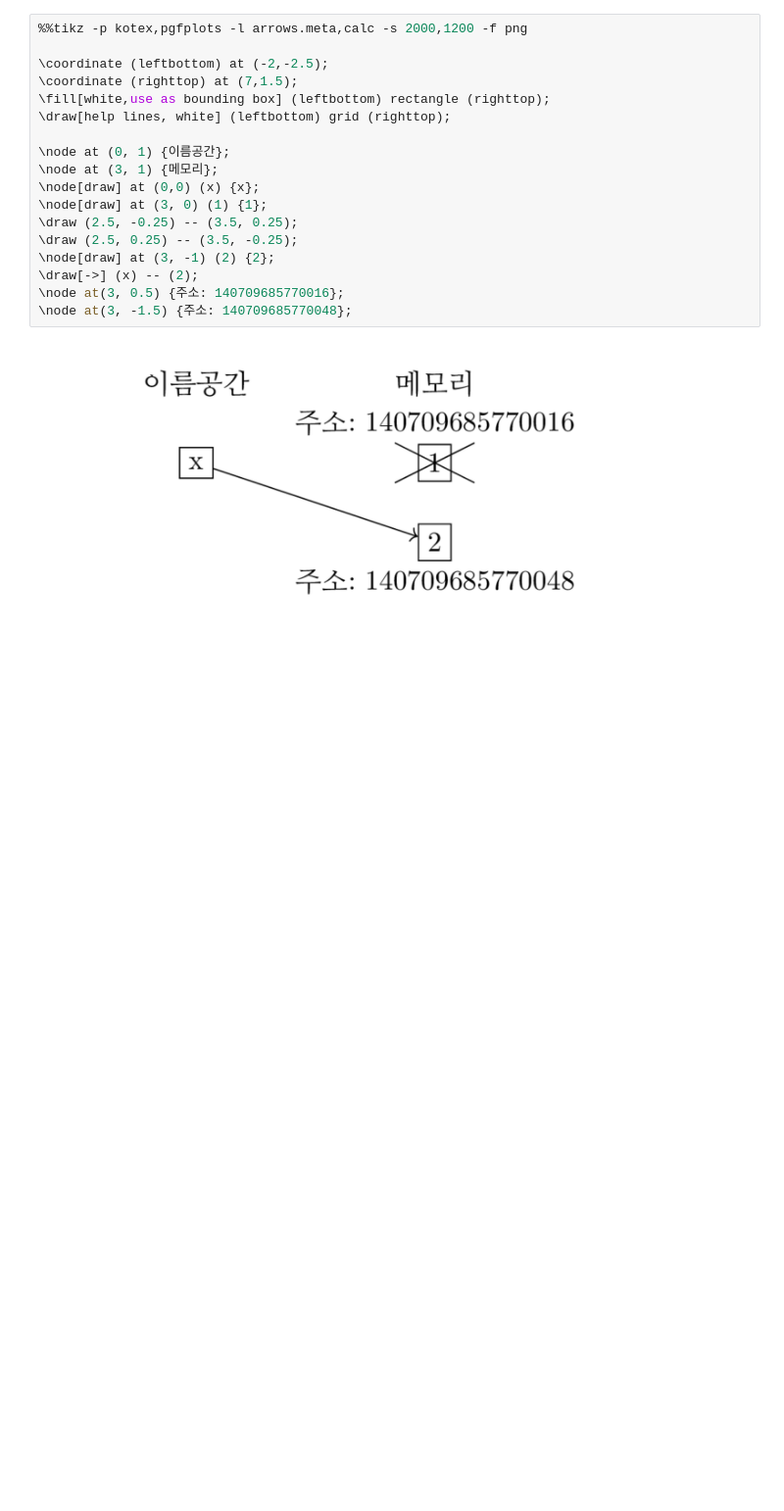
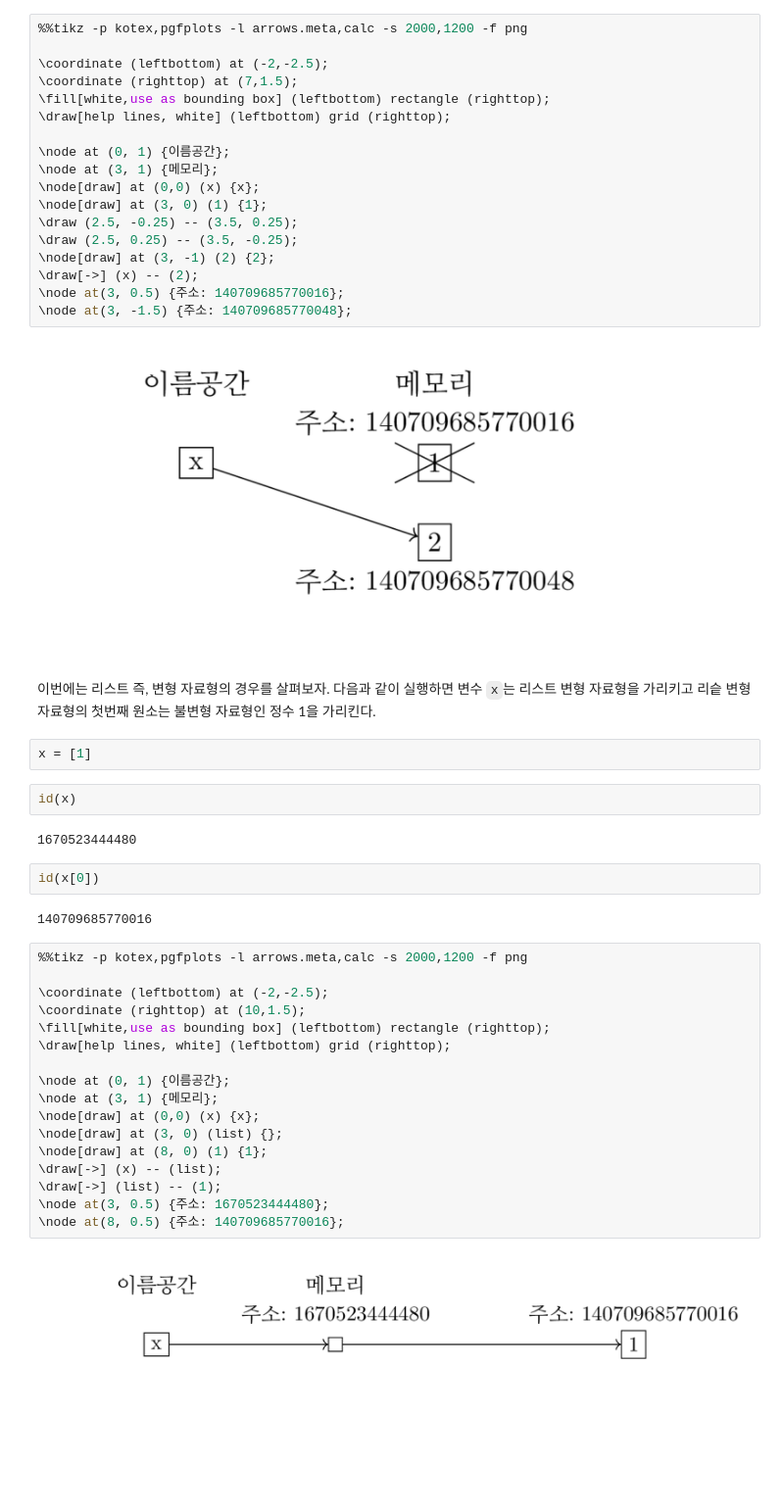
Before and after one commit to datascienceschool/book, a Jupyter notebook: _sources/01 python/02.14 파이썬의 자료형.ipynb, the cells around one changed output. Shown: that part at 98% size. Saved outputs shown, nothing was run; the diff lists cells and outputs as text; blank space fills up the shorter version.

```diff
--- a/_sources/01 python/02.14 파이썬의 자료형.ipynb
+++ b/_sources/01 python/02.14 파이썬의 자료형.ipynb
@@ -212,3 +212,34 @@ id(x)
 \node at(3, -1.5) {주소: 140709685770048};
 # %% [output]
 [figure]
+# %% [markdown]
+이번에는 리스트 즉, 변형 자료형의 경우를 살펴보자. 다음과 같이 실행하면 변수 `x`는 리스트 변형 자료형을 가리키고 리슽 변형 자료형의 첫번째 원소는 불변형 자료형인 정수 1을 가리킨다.
+# %%
+x = [1]
+# %%
+id(x)
+# %% [output]
+1670523444480
+# %%
+id(x[0])
+# %% [output]
+140709685770016
+# %%
+%%tikz -p kotex,pgfplots -l arrows.meta,calc -s 2000,1200 -f png
+
+\coordinate (leftbottom) at (-2,-2.5);
+\coordinate (righttop) at (10,1.5);
+\fill[white,use as bounding box] (leftbottom) rectangle (righttop);
+\draw[help lines, white] (leftbottom) grid (righttop);
+
+\node at (0, 1) {이름공간};
+\node at (3, 1) {메모리};
+\node[draw] at (0,0) (x) {x};
+\node[draw] at (3, 0) (list) {};
+\node[draw] at (8, 0) (1) {1};
+\draw[->] (x) -- (list);
+\draw[->] (list) -- (1);
+\node at(3, 0.5) {주소: 1670523444480};
+\node at(8, 0.5) {주소: 140709685770016};
+# %% [output]
+[figure, added]
```
Also changed, not shown: parts of 1 cell of this notebook, 3 other files.
